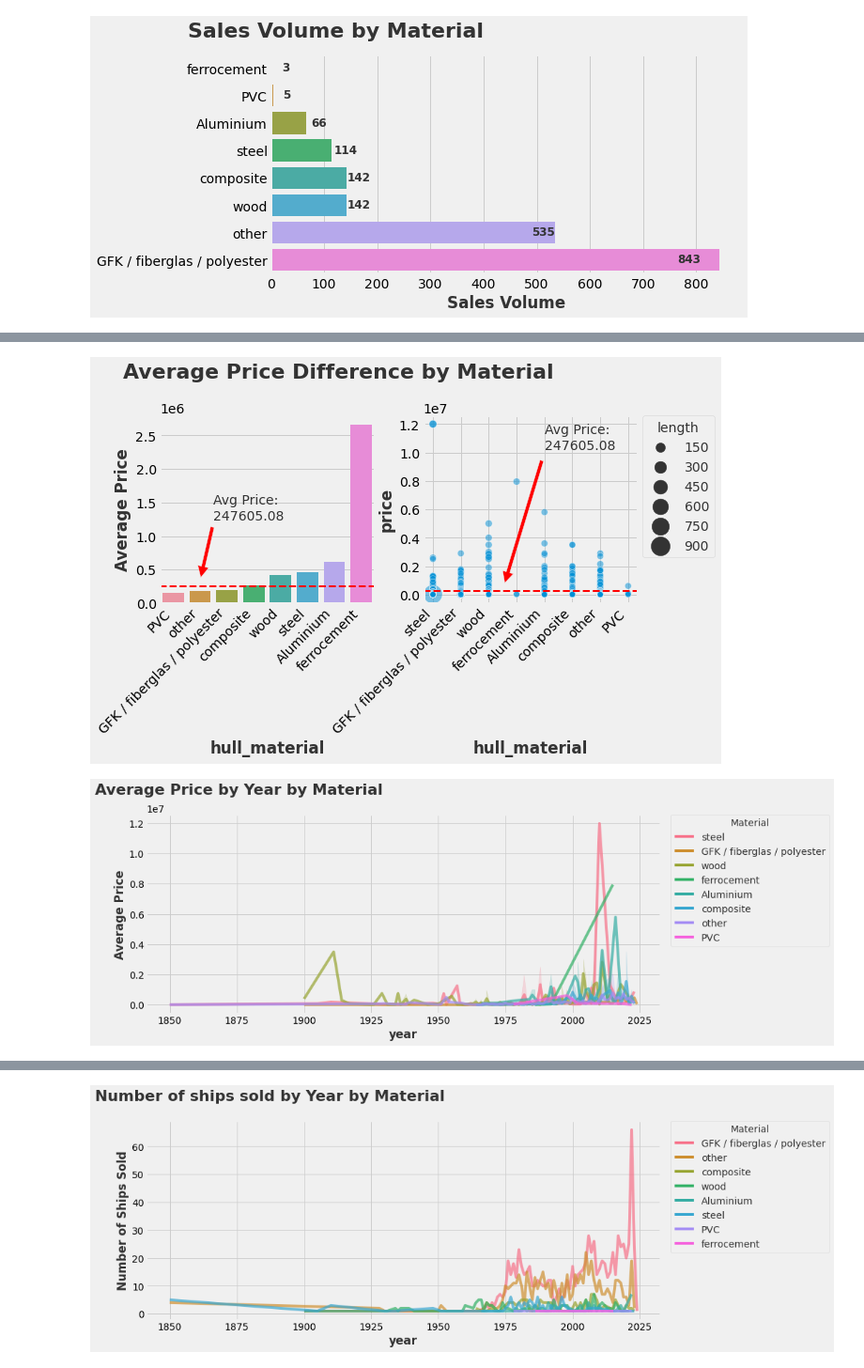
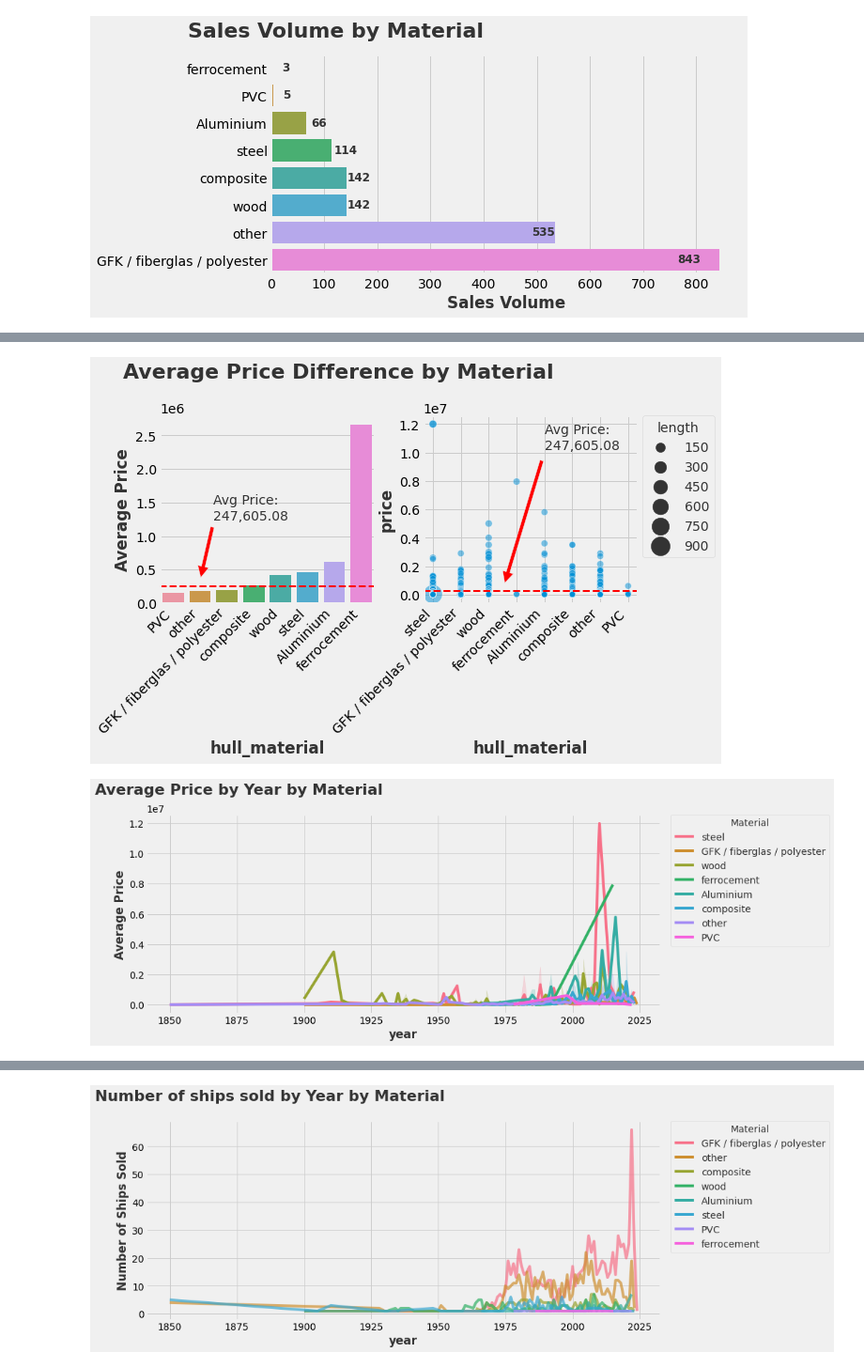
Before and after one commit to momogure/1_predict_ship_price, a Jupyter notebook: ship_price_prediction.ipynb, the cells around one changed output, grey strips where cells are left out. Shown at 94% size. Cells and saved outputs as stored; diff of their text form; code cells hidden in the pictures.

```diff
--- a/ship_price_prediction.ipynb
+++ b/ship_price_prediction.ipynb
@@ -356,12 +358,13 @@ avg_price_material.sort_values('price', ascending=False)
 # %%
+# Plot overall average price by material and length
 fig, (ax1, ax2) =  plt.subplots(1, 2, figsize=(8, 4))
 plt.suptitle("Average Price Difference by Material", x=0.4, y=1, fontsize=22, fontweight='bold')
 plt.tight_layout()
-ax1.annotate(f'Avg Price:\n{avg_price}',
+ax1.annotate(f'Avg Price:\n{avg_price:,}',
              xy =(1, avg_price+90000),
              xytext =(1.5, avg_price+1000000),
              arrowprops = dict(facecolor ='red', shrink = 0.05),)
-ax2.annotate(f'Avg Price:\n{avg_price}',
+ax2.annotate(f'Avg Price:\n{avg_price:,}',
              xy =(2.5, avg_price+80000),
              xytext =(4, avg_price+10000000),
              arrowprops = dict(facecolor ='red', shrink = 0.05),)
@@ -375,13 +378,14 @@ plt2.set_xticklabels(plt2.get_xticklabels(), rotation=45, ha='right')
 ax1.set_ylabel("Average Price")
 plt.legend(title='length', bbox_to_anchor=(1.02, 1), loc='upper left', borderaxespad=0);
 # %% [output]
-[figure, old version]
+[figure, new version]
 # %%
+# Plot the average price by year by material
 fig, ax =  plt.subplots(figsize=(12, 5))
 plt.text(-0.1, 1.1, "Average Price by Year by Material", transform=ax.transAxes, fontsize=22, fontweight='bold')
-sns.lineplot('year', 'price', data=df, ax=ax, hue='hull_material', alpha=0.7)
+sns.lineplot('year', 'price', data=df, ax=ax, hue='hull_material')
 ax.set_ylabel("Average Price")
 plt.legend(title='Material', bbox_to_anchor=(1.02, 1), loc='upper left', borderaxespad=0);
 # %% [output]
-[figure, old version]
+[figure, new version]
 # %%
```
Also changed, not shown: parts of 15 cells of this notebook.
